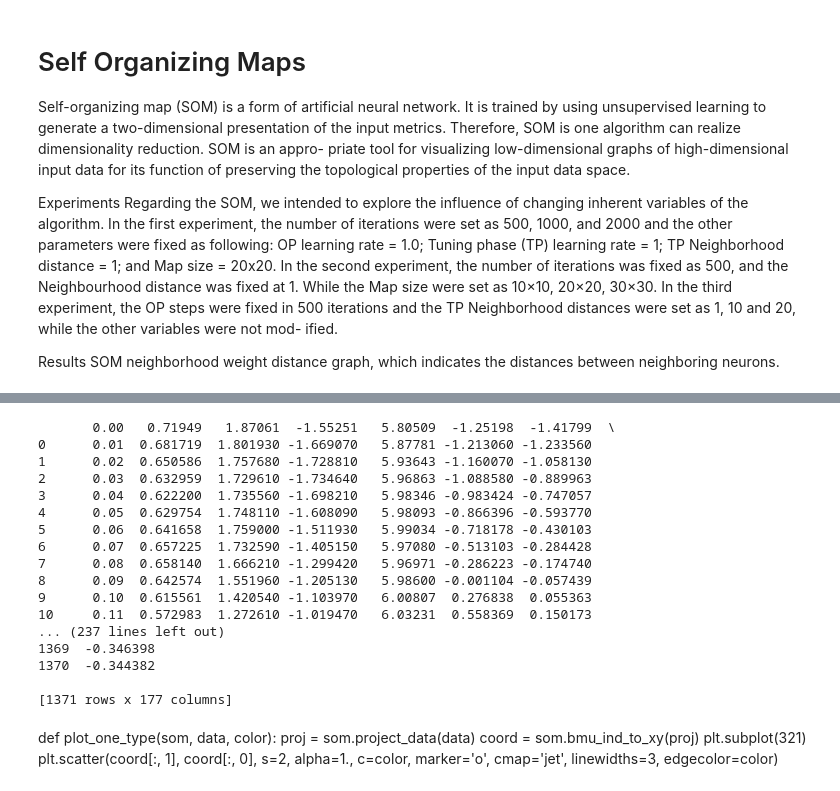
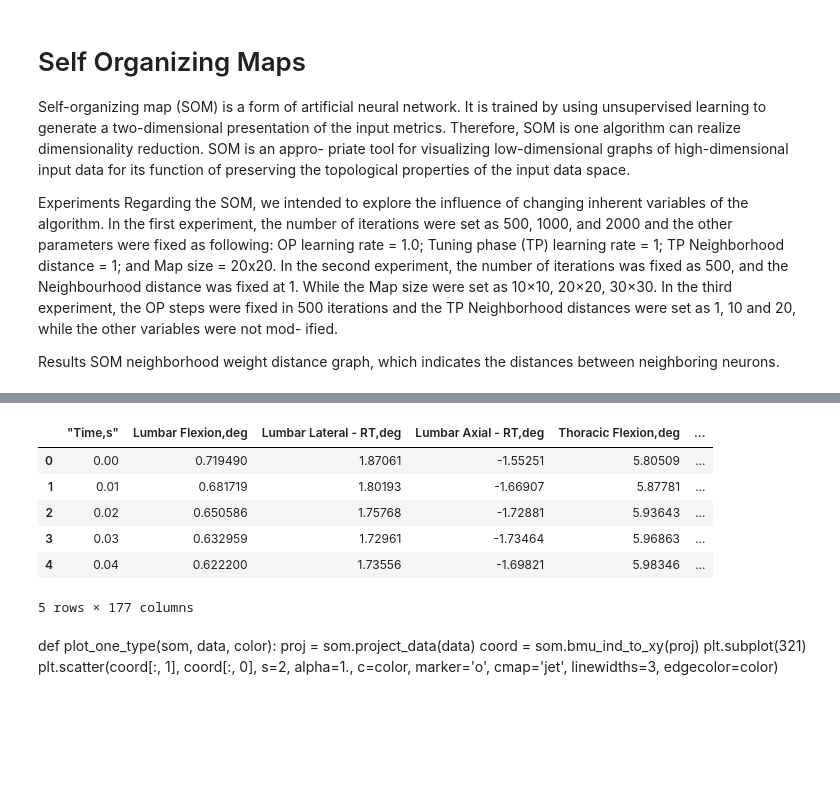
Before and after one commit to mariCampos/gait-analysis-som, a Jupyter notebook: SOM.ipynb, the cells around one changed output, grey strips where cells are left out. Drawn from its saved outputs; the diff is of its cells as text; code cells hidden in the pictures; blank space fills up the shorter version.

```diff
--- a/SOM.ipynb
+++ b/SOM.ipynb
@@ -17,38 +18,0 @@ import csv
-# %%
-# data_location = './data/01/01_Gang_08_04.csv'
-# columns = ["Upper spine Accel Earth X,mG", 'Upper spine Accel Earth Y,mG', 'Upper spine Accel Earth Z,mG']
-# data = pd.read_csv(data_location, engine='python', sep=';', encoding='utf-8', skiprows=[0,1])
-# dataset = data.iloc[2:1824, 87:177]
-
-# print("DATASET", dataset)
-
-# # data = data.values
-
-# mapsize = [20,20]
-# som = sompy.SOMFactory.build(data, mapsize, mask=None, mapshape='planar', lattice='rect', normalization='var', initialization='pca', neighborhood='gaussian', training='batch', name='sompy')  # this will use the default parameters, but i can change the initialization and neighborhood methods
-# som.train(n_job=1, verbose='debug', train_rough_len=500)
-
-data_location = './data/01/01_Gang_08_06.csv'
-data = pd.read_csv(data_location, engine='python',sep=';', encoding='utf-8', skiprows=[0])
-# data = data.drop(['Number', 'Gender', 'Age'], axis=1)
-
-# data = data.values
-print(data)
-# %% [output]
-       0.00   0.71949   1.87061  -1.55251   5.80509  -1.25198  -1.41799  \
-0      0.01  0.681719  1.801930 -1.669070   5.87781 -1.213060 -1.233560
-1      0.02  0.650586  1.757680 -1.728810   5.93643 -1.160070 -1.058130
-2      0.03  0.632959  1.729610 -1.734640   5.96863 -1.088580 -0.889963
-3      0.04  0.622200  1.735560 -1.698210   5.98346 -0.983424 -0.747057
-4      0.05  0.629754  1.748110 -1.608090   5.98093 -0.866396 -0.593770
-5      0.06  0.641658  1.759000 -1.511930   5.99034 -0.718178 -0.430103
-6      0.07  0.657225  1.732590 -1.405150   5.97080 -0.513103 -0.284428
-7      0.08  0.658140  1.666210 -1.299420   5.96971 -0.286223 -0.174740
-8      0.09  0.642574  1.551960 -1.205130   5.98600 -0.001104 -0.057439
-9      0.10  0.615561  1.420540 -1.103970   6.00807  0.276838  0.055363
-10     0.11  0.572983  1.272610 -1.019470   6.03231  0.558369  0.150173
-... (237 lines left out)
-1369  -0.346398
-1370  -0.344382
-
-[1371 rows x 177 columns]
@@ -69,3 +19,15 @@ group_9 = data[159:169]
+# %%
+data_location = './data/01/01_Gang_08_06.csv'
+data = pd.read_csv(data_location, engine='python', sep=None)
+data.head()
+# %% [output]
+|  | ﻿"Time,s" | Lumbar Flexion,deg | Lumbar Lateral - RT,deg | Lumbar Axial - RT,deg | Thoracic Flexion,deg | ... |
+| 0 | 0.00 | 0.719490 | 1.87061 | -1.55251 | 5.80509 | ... |
+| 1 | 0.01 | 0.681719 | 1.80193 | -1.66907 | 5.87781 | ... |
+| 2 | 0.02 | 0.650586 | 1.75768 | -1.72881 | 5.93643 | ... |
+| 3 | 0.03 | 0.632959 | 1.72961 | -1.73464 | 5.96863 | ... |
+| 4 | 0.04 | 0.622200 | 1.73556 | -1.69821 | 5.98346 | ... |
+5 rows × 177 columns
 # %%
 def plot_data(som, plot1=True, plot2=True, plot3=True, plot4=True, plot5=True, plot6=True, plot7=True, plot8=True,
               plot9=True):
```
Also changed, not shown: parts of 5 cells of this notebook.
